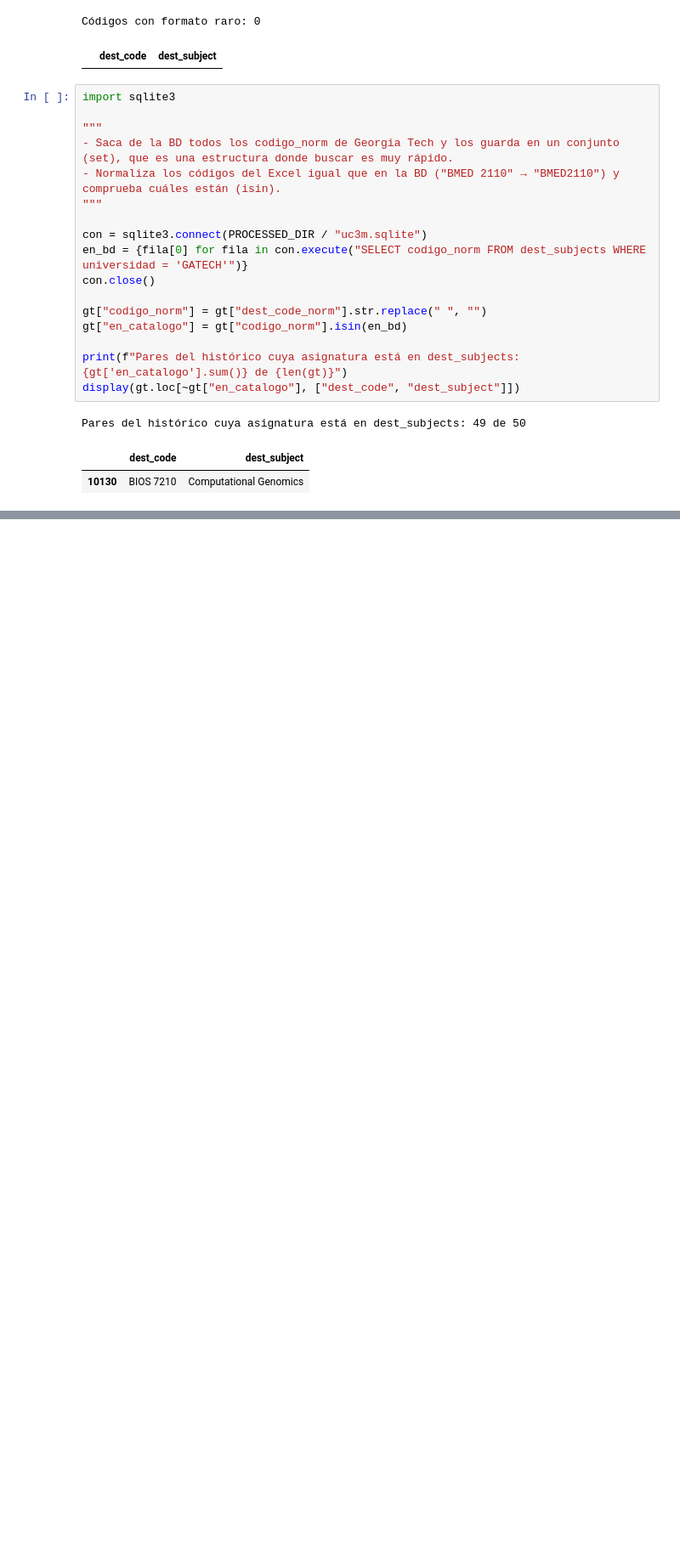
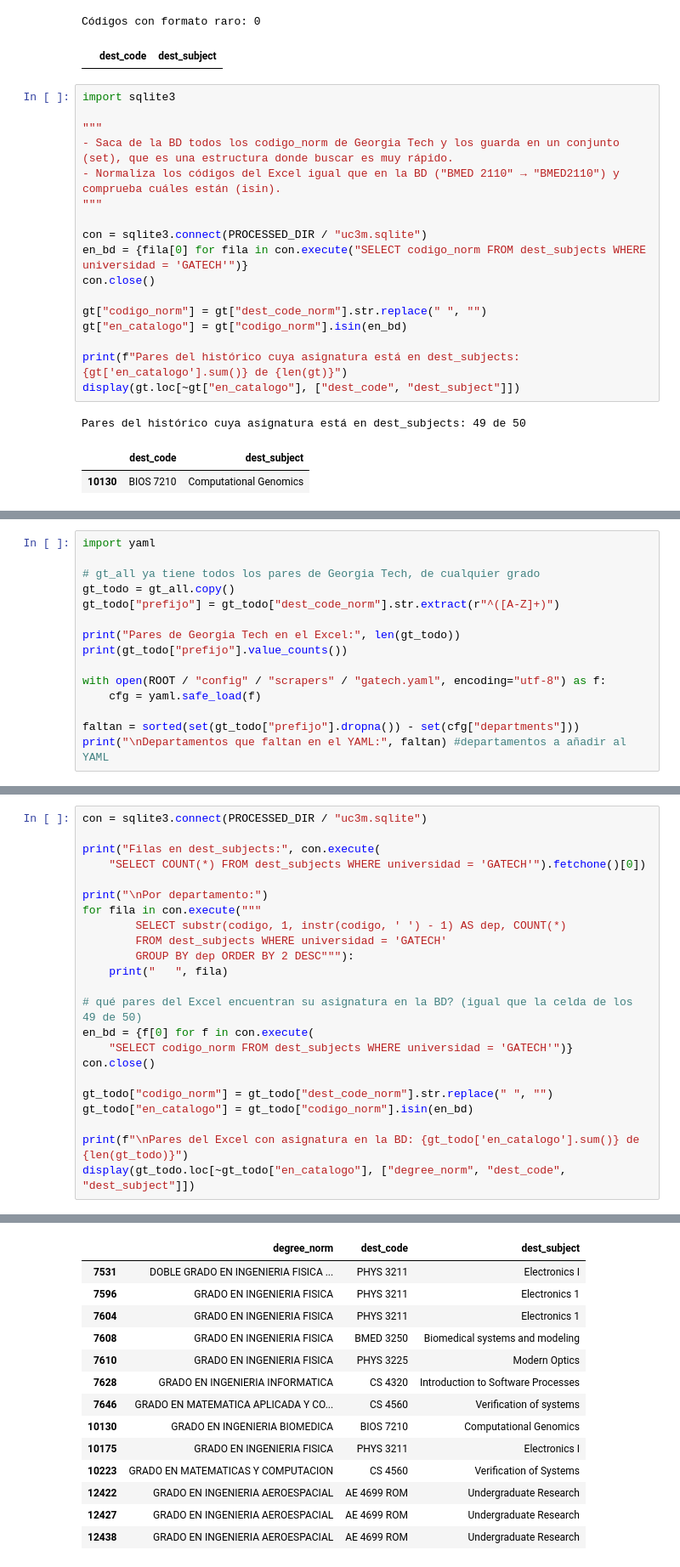
Before and after one commit to AISC-Madrid/aisc-convalidaciones, a Jupyter notebook: notebooks/01_eda_historical.ipynb, the cells around one changed output, grey strips where cells are left out. Shown at 85% size. Saved outputs shown, nothing was run; the diff lists cells and outputs as text; blank space fills up the shorter version.

```diff
--- a/notebooks/01_eda_historical.ipynb
+++ b/notebooks/01_eda_historical.ipynb
@@ -376,0 +380,15 @@ Pares del histórico cuya asignatura está en dest_subjects: 49 de 50
+# %%
+import yaml
+
+# gt_all ya tiene todos los pares de Georgia Tech, de cualquier grado
+gt_todo = gt_all.copy()
+gt_todo["prefijo"] = gt_todo["dest_code_norm"].str.extract(r"^([A-Z]+)")
+
+print("Pares de Georgia Tech en el Excel:", len(gt_todo))
+print(gt_todo["prefijo"].value_counts())
+
+with open(ROOT / "config" / "scrapers" / "gatech.yaml", encoding="utf-8") as f:
+    cfg = yaml.safe_load(f)
+
+faltan = sorted(set(gt_todo["prefijo"].dropna()) - set(cfg["departments"]))
+print("\nDepartamentos que faltan en el YAML:", faltan) #departamentos a añadir al YAML
@@ -376,0 +415,24 @@ Pares del histórico cuya asignatura está en dest_subjects: 49 de 50
+# %%
+con = sqlite3.connect(PROCESSED_DIR / "uc3m.sqlite")
+
+print("Filas en dest_subjects:", con.execute(
+    "SELECT COUNT(*) FROM dest_subjects WHERE universidad = 'GATECH'").fetchone()[0])
+
+print("\nPor departamento:")
+for fila in con.execute("""
+        SELECT substr(codigo, 1, instr(codigo, ' ') - 1) AS dep, COUNT(*)
+        FROM dest_subjects WHERE universidad = 'GATECH'
+        GROUP BY dep ORDER BY 2 DESC"""):
+    print("   ", fila)
+
+# qué pares del Excel encuentran su asignatura en la BD? (igual que la celda de los 49 de 50)
+en_bd = {f[0] for f in con.execute(
+    "SELECT codigo_norm FROM dest_subjects WHERE universidad = 'GATECH'")}
+con.close()
+
+gt_todo["codigo_norm"] = gt_todo["dest_code_norm"].str.replace(" ", "")
+gt_todo["en_catalogo"] = gt_todo["codigo_norm"].isin(en_bd)
+
+print(f"\nPares del Excel con asignatura en la BD: {gt_todo['en_catalogo'].sum()} de {len(gt_todo)}")
+display(gt_todo.loc[~gt_todo["en_catalogo"], ["degree_norm", "dest_code", "dest_subject"]])
+# %% [output]
@@ -376,0 +456,14 @@ Pares del histórico cuya asignatura está en dest_subjects: 49 de 50
+|  | degree_norm | dest_code | dest_subject |
+| 7531 | DOBLE GRADO EN INGENIERIA FISICA ... | PHYS 3211 | Electronics I |
+| 7596 | GRADO EN INGENIERIA FISICA | PHYS 3211 | Electronics 1 |
+| 7604 | GRADO EN INGENIERIA FISICA | PHYS 3211 | Electronics 1 |
+| 7608 | GRADO EN INGENIERIA FISICA | BMED 3250 | Biomedical systems and modeling |
+| 7610 | GRADO EN INGENIERIA FISICA | PHYS 3225 | Modern Optics |
+| 7628 | GRADO EN INGENIERIA INFORMATICA | CS 4320 | Introduction to Software Processes |
+| 7646 | GRADO EN MATEMATICA APLICADA Y CO... | CS 4560 | Verification of systems |
+| 10130 | GRADO EN INGENIERIA BIOMEDICA | BIOS 7210 | Computational Genomics |
+| 10175 | GRADO EN INGENIERIA FISICA | PHYS 3211 | Electronics I |
+| 10223 | GRADO EN MATEMATICAS Y COMPUTACION | CS 4560 | Verification of Systems |
+| 12422 | GRADO EN INGENIERIA AEROESPACIAL | AE 4699 ROM | Undergraduate Research |
+| 12427 | GRADO EN INGENIERIA AEROESPACIAL | AE 4699 ROM | Undergraduate Research |
+| 12438 | GRADO EN INGENIERIA AEROESPACIAL | AE 4699 ROM | Undergraduate Research |
```
Also changed, not shown: parts of 5 cells of this notebook, 3 other files.
